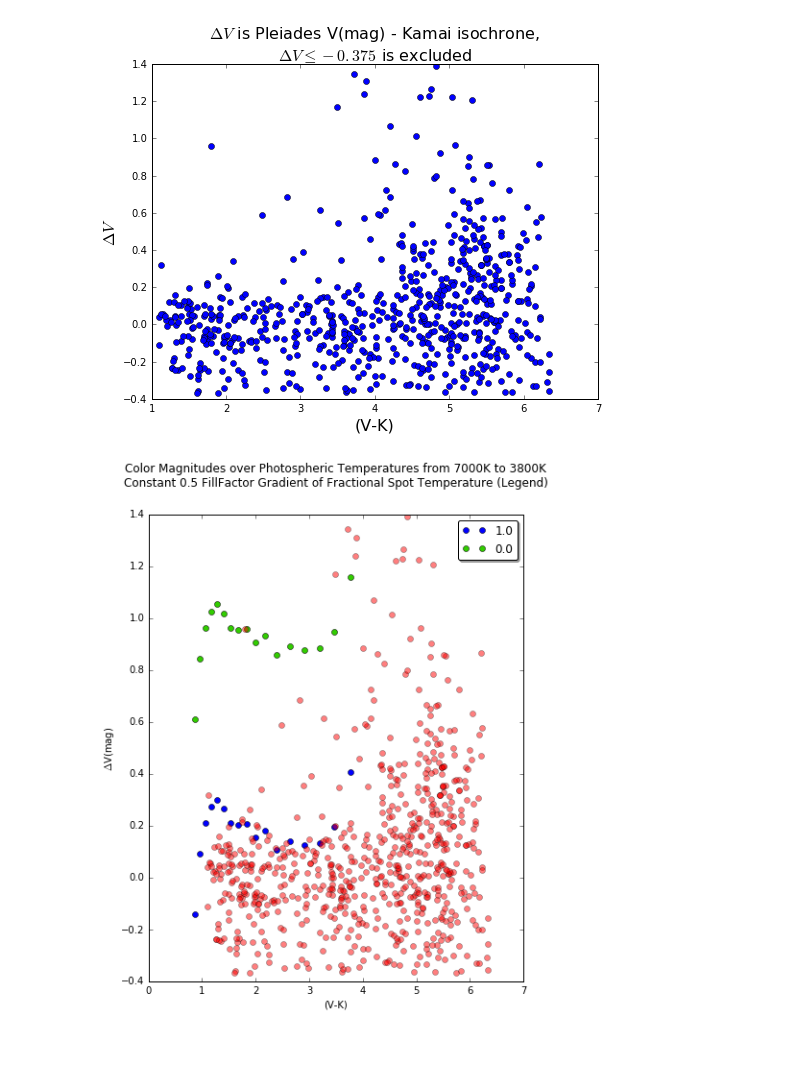
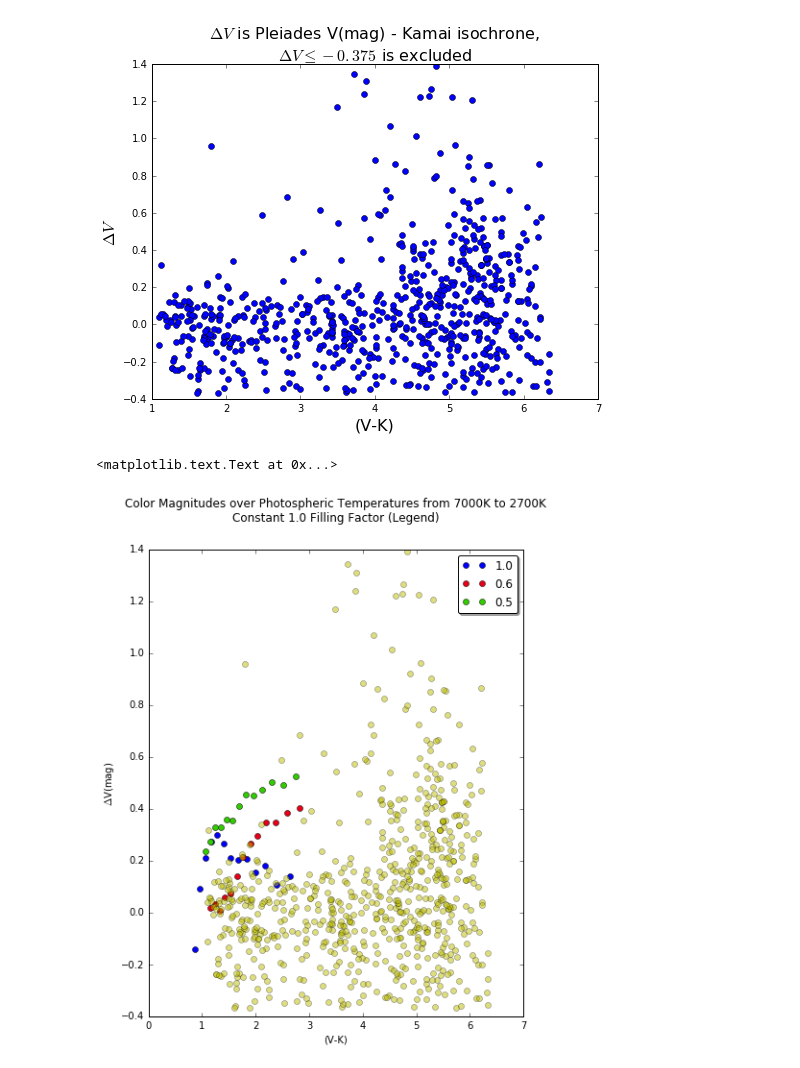
Before and after one commit to jradavenport/spot-colors, a Jupyter notebook: ModelTest.ipynb, the cells around one changed output. Cells and saved outputs as stored; diff of their text form; code cells hidden in the pictures.

```diff
--- a/ModelTest.ipynb
+++ b/ModelTest.ipynb
@@ -46,9 +46,9 @@ plt.gca().invert_yaxis()
 ##TEST CELL FOR 100% AND 0% TEMPERATURE CONTRAST##
 
 PhMax = 7000
-PhMin = 3600
-SpTempFrac = [1.,0.]
-FillFactor = 0.5
+PhMin = 2300
+SpTempFrac = [1.,0.6,0.5]
+FillFactor = 0.4
 
 PhRange = np.arange(PhMax,PhMin,-200)                              #Array of photospheric temperatures to run through
 SpRange = [str(int(round(i/100)*100)) for i in PhRange] #List of strings of spot temps as a fraction of PhTemp
@@ -68,3 +68,25 @@ FluxRange.append(FluxRangeTemp0)
     ##First array is for temperature contrast of 1, i.e. all photospheric temperature
     ##Second array is for temperature contrast of 0, FF of 0.5, i.e. half of the star is blacked out.
         ##Found by dividing all elements of first array by two
+# %%
+PhMax = 7000
+PhMin = 4400
+SpTempFrac = [1.,0.6,0.5]
+FillFactor = 0.4
+
+PhRange = np.arange(PhMax,PhMin,-200)                              #List of photospheric temperatures to run through
+SpRange = []
+for j in SpTempFrac:
+    x = [str(int(round(j*i/100)*100)) for i in PhRange] #List of strings of spot temps as a fraction of PhTemp
+    SpRange.append(x)
+PhRange = [str(i) for i in PhRange]
+
+FluxRange = []
+for i in range(len(SpRange)):
+    FluxRangeTemp = []
+    for j in range(len(PhRange)):
+        Flux = []
+        wavelength, flux_Phoenix, PhTemp, SpTemp, FillFactor = make_spotmodel(PhRange[j],SpRange[i][j],FillFactor)
+        Flux = Dotter_rad(PhTemp, flux_Phoenix)
+        FluxRangeTemp.append(Flux)
+    FluxRange.append(FluxRangeTemp)
@@ -71,20 +101,20 @@ FluxRange.append(FluxRangeTemp0)
 # %%
 Vmags = []
 VKmags = []
-VKMagsTemp=[]
 idx=0
 for i in range(len(FluxRange)):
     VmagsTemp = []
-    for i in range(len(FluxRange[idx])):
-        band,center,mag = getMag_hires('V',wavelength,FluxRange[idx][i],'microns')
+    for j in range(len(FluxRange[idx])):
+        band,center,mag = getMag_hires('V',wavelength,FluxRange[idx][j],'microns')
         VmagsTemp.append(mag)                      #Vmags filled with V magnitudes for photospheric temperatures in specified range
     Vmags.append(VmagsTemp)
 
     KmagsTemp = []
-    for i in range(len(FluxRange[idx])):
-        band,center,mag = getMag_hires('Ks',wavelength,FluxRange[idx][i],'microns')
+    for j in range(len(FluxRange[idx])):
+        band,center,mag = getMag_hires('Ks',wavelength,FluxRange[idx][j],'microns')
         KmagsTemp.append(mag)                     #Kmags filled with K magnitudes for photospheric temperatures in specified range
 
+    VKMagsTemp=[]
     VKmagsTemp = [i-j for i,j in zip(VmagsTemp,KmagsTemp)]#VKmags filled with (V-K) colors for photospheric temperatures in specified range
     VKmags.append(VKmagsTemp)
 
@@ -211,20 +253,21 @@ for i in range(len(Vmags)):
 # %%
 plt.figure(figsize=(7,10))
 colormap = plt.cm.brg
 plt.gca().set_color_cycle([colormap(i) for i in np.linspace(0,0.9,len(VK))])
 
 
 for i in range(len(VK)):
     plt.plot(VK[i],DeltaV[i],'o')
-plt.plot(PleiaVK,PleiaDeltaV,'ro',alpha=0.5)
+plt.plot(PleiaVK,PleiaDeltaV,'yo',alpha=0.5)
 
 plt.tight_layout
 plt.subplots_adjust(top=0.8)
 
 plt.legend(SpTempFrac,fancybox=True,shadow=True,loc='best')
 plt.xlabel('(V-K)')
 plt.ylabel('$\Delta$V(mag)')
-plt.title('Color Magnitudes over Photospheric Temperatures from 7000K to 3800K\nConstant 0.5 FillFactor Gradient of Fractional Spot Temperature (Legend)',y=1.05)
-plt.savefig('DeltaVCodeTest.jpg')
+plt.title('Color Magnitudes over Photospheric Temperatures from 7000K to 2700K\nConstant 1.0 Filling Factor (Legend)',y=1.05)
+#plt.savefig('DeltaVCodeTest.jpg')
 # %% [output]
+<matplotlib.text.Text at 0x...>
-[figure, old version]
+[figure, new version]
```
Also changed, not shown: parts of 4 cells of this notebook, 1 other file.
